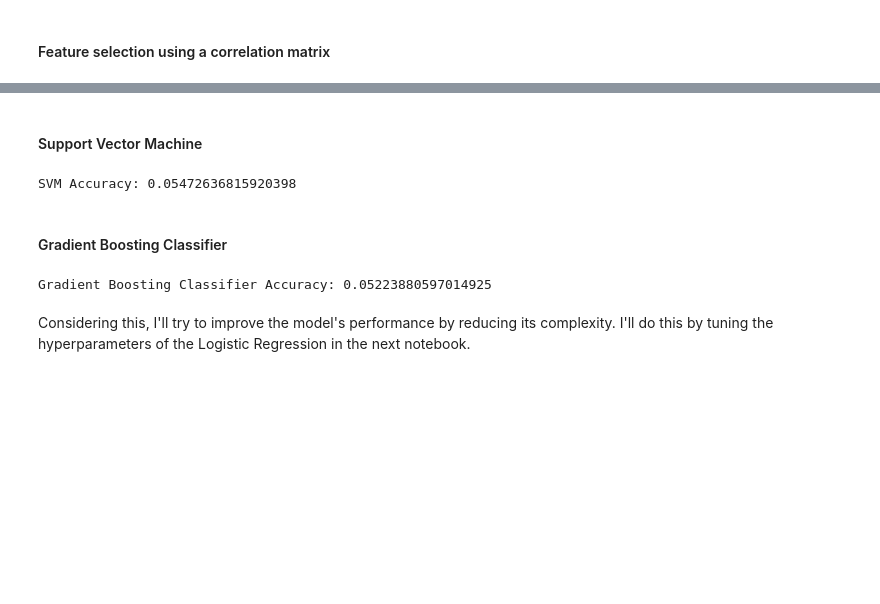
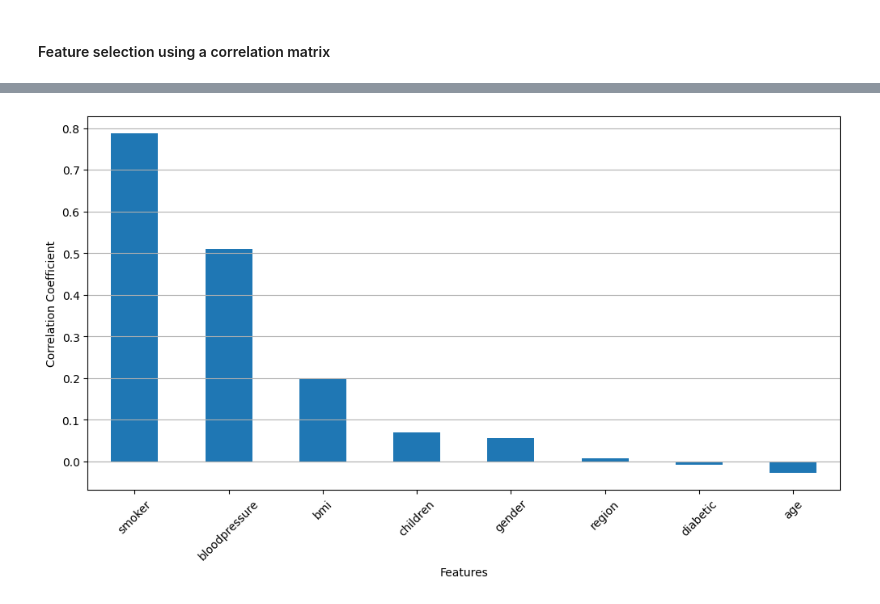
Before and after one commit to alecsiuh/MLT, a Jupyter notebook: FeatureCreationAndSelection.ipynb, the cells around one changed output, grey strips where cells are left out. Cells and saved outputs as stored; diff of their text form; code cells hidden in the pictures; blank space fills up the shorter version.

```diff
--- a/FeatureCreationAndSelection.ipynb
+++ b/FeatureCreationAndSelection.ipynb
@@ -259,24 +60,12 @@ Please also refer to the documentation for alternative solver options:
-# %% [markdown]
-#### Support Vector Machine
-# %%
-svm_model = SVC(random_state=42)
-
-svm_model.fit(X_train, y_train)
-
-svm_accuracy = svm_model.score(X_test, y_test)
-print(f"SVM Accuracy: {svm_accuracy}")
-# %% [output]
-SVM Accuracy: 0.05472636815920398
-# %% [markdown]
-#### Gradient Boosting Classifier
-# %%
-gbm_model = GradientBoostingClassifier(random_state=42)
-
-gbm_model.fit(X_train, y_train)
-
-gbm_accuracy = gbm_model.score(X_test, y_test)
-print(f"Gradient Boosting Classifier Accuracy: {gbm_accuracy}")
-# %% [output]
-Gradient Boosting Classifier Accuracy: 0.05223880597014925
-# %% [markdown]
-Considering this, I'll try to improve the model's performance by reducing its complexity. I'll do this by tuning the hyperparameters of the Logistic Regression in the next notebook.
+# %%
+correlation_matrix = df.corr()
+correlation = correlation_matrix['claim'].sort_values(ascending=False)
+plt.figure(figsize=(12, 6))
+correlation.drop('claim').plot(kind='bar')
+plt.xlabel('Features')
+plt.ylabel('Correlation Coefficient')
+plt.xticks(rotation=45)
+plt.grid(axis='y')
+plt.show()
+# %% [output]
+[figure, added]
```
Also changed, not shown: parts of 68 cells of this notebook, 3 other files.
